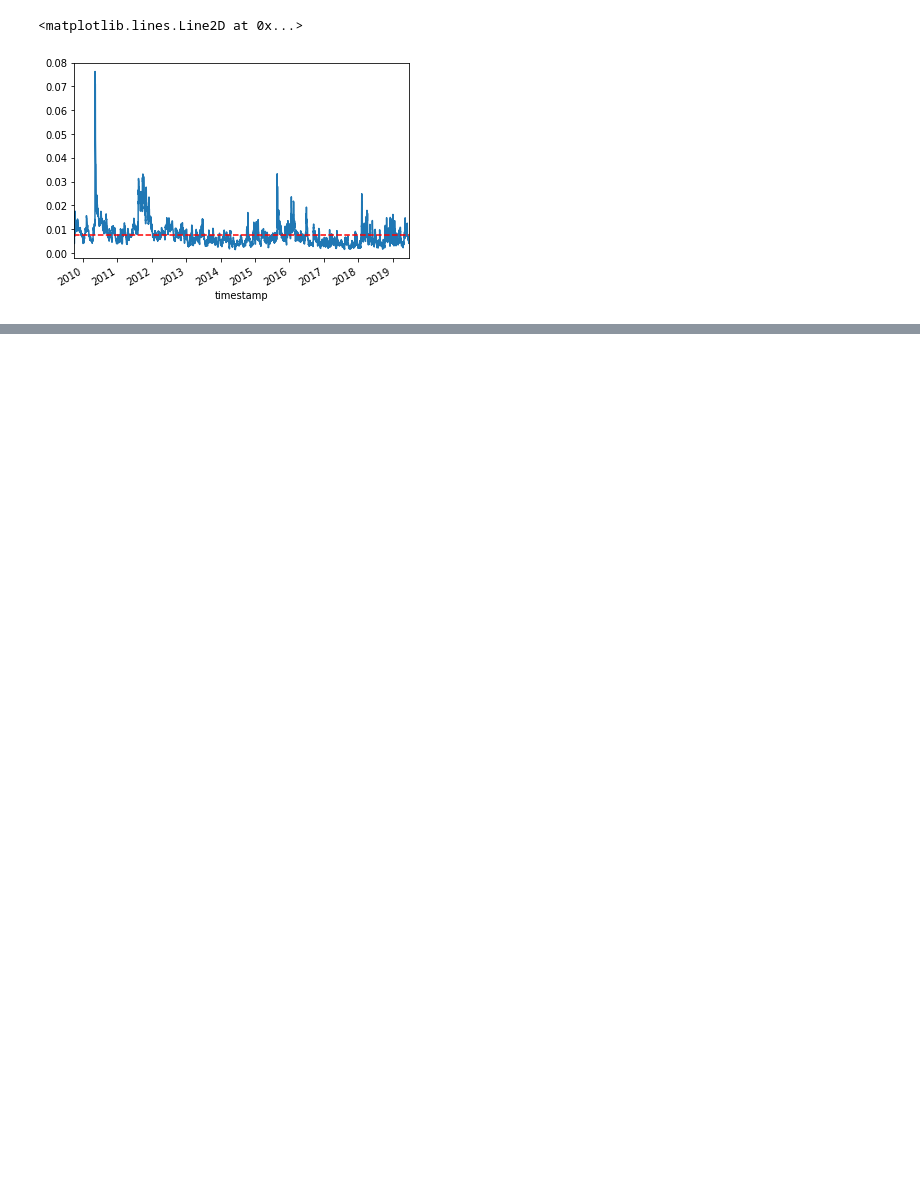
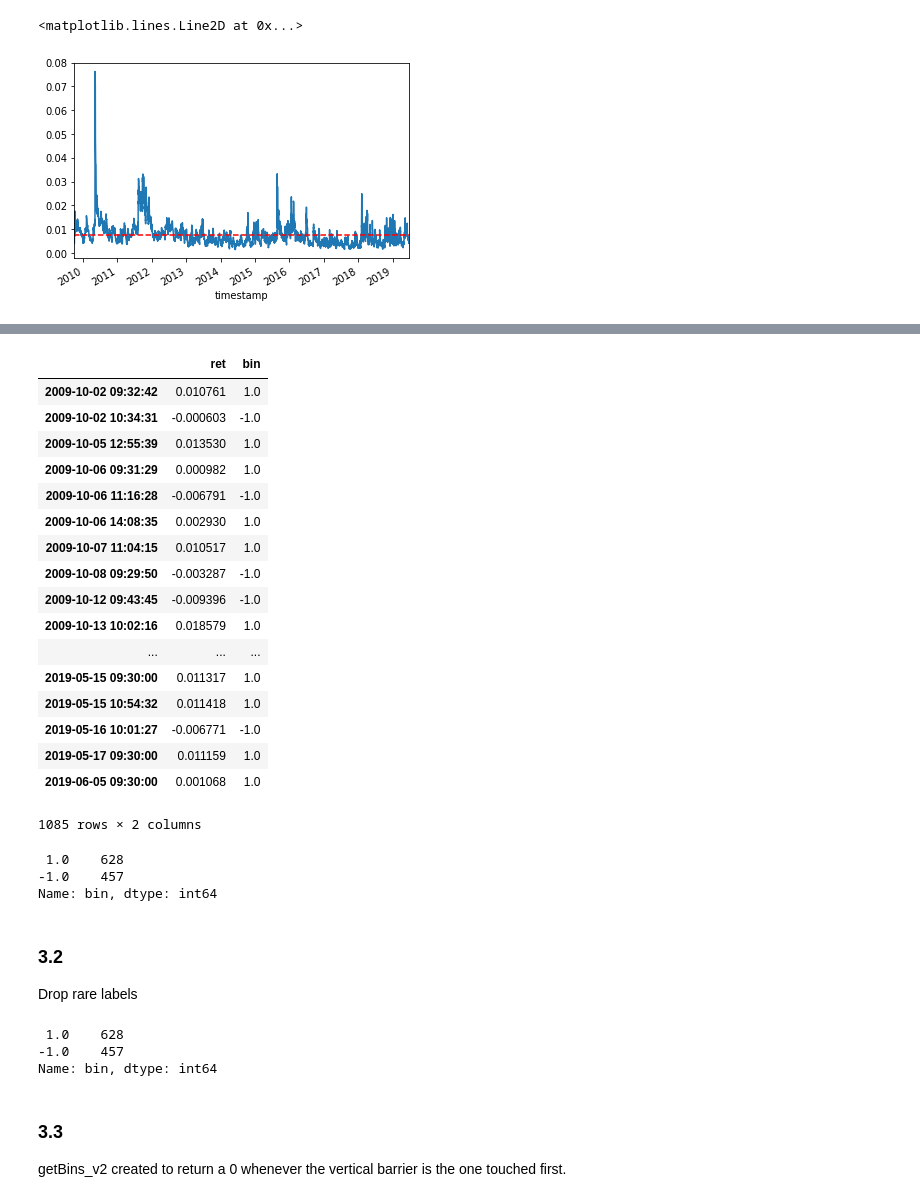
Before and after one commit to masonl93/F-ML, a Jupyter notebook: data_analysis/ch3.ipynb, the cells around one changed output, grey strips where cells are left out. Drawn from its saved outputs; the diff is of its cells as text; code cells hidden in the pictures; blank space fills up the shorter version.

```diff
--- a/data_analysis/ch3.ipynb
+++ b/data_analysis/ch3.ipynb
@@ -137,0 +144,43 @@ events = fml.getEvents(close, tEvents, ptSl, dailyVol, minRet, numThreads, t1=t1
+# %%
+labels = fml.getBins(events, close)
+# %%
+labels
+# %% [output]
+|  | ret | bin |
+| 2009-10-02 09:32:42 | 0.010761 | 1.0 |
+| 2009-10-02 10:34:31 | -0.000603 | -1.0 |
+| 2009-10-05 12:55:39 | 0.013530 | 1.0 |
+| 2009-10-06 09:31:29 | 0.000982 | 1.0 |
+| 2009-10-06 11:16:28 | -0.006791 | -1.0 |
+| 2009-10-06 14:08:35 | 0.002930 | 1.0 |
+| 2009-10-07 11:04:15 | 0.010517 | 1.0 |
+| 2009-10-08 09:29:50 | -0.003287 | -1.0 |
+| 2009-10-12 09:43:45 | -0.009396 | -1.0 |
+| 2009-10-13 10:02:16 | 0.018579 | 1.0 |
+| ... | ... | ... |
+| 2019-05-15 09:30:00 | 0.011317 | 1.0 |
+| 2019-05-15 10:54:32 | 0.011418 | 1.0 |
+| 2019-05-16 10:01:27 | -0.006771 | -1.0 |
+| 2019-05-17 09:30:00 | 0.011159 | 1.0 |
+| 2019-06-05 09:30:00 | 0.001068 | 1.0 |
+1085 rows × 2 columns
+# %%
+labels.bin.value_counts()
+# %% [output]
+ 1.0    628
+-1.0    457
+Name: bin, dtype: int64
+# %% [markdown]
+### 3.2
+Drop rare labels
+# %%
+# This won't do anything since we only have two labels
+filter_labels = fml.dropLabels(labels)
+filter_labels.bin.value_counts()
+# %% [output]
+ 1.0    628
+-1.0    457
+Name: bin, dtype: int64
+# %% [markdown]
+### 3.3
+getBins_v2 created to return a 0 whenever the vertical barrier is the one touched first.
```
Also changed, not shown: parts of 16 cells of this notebook, 1 other file.
